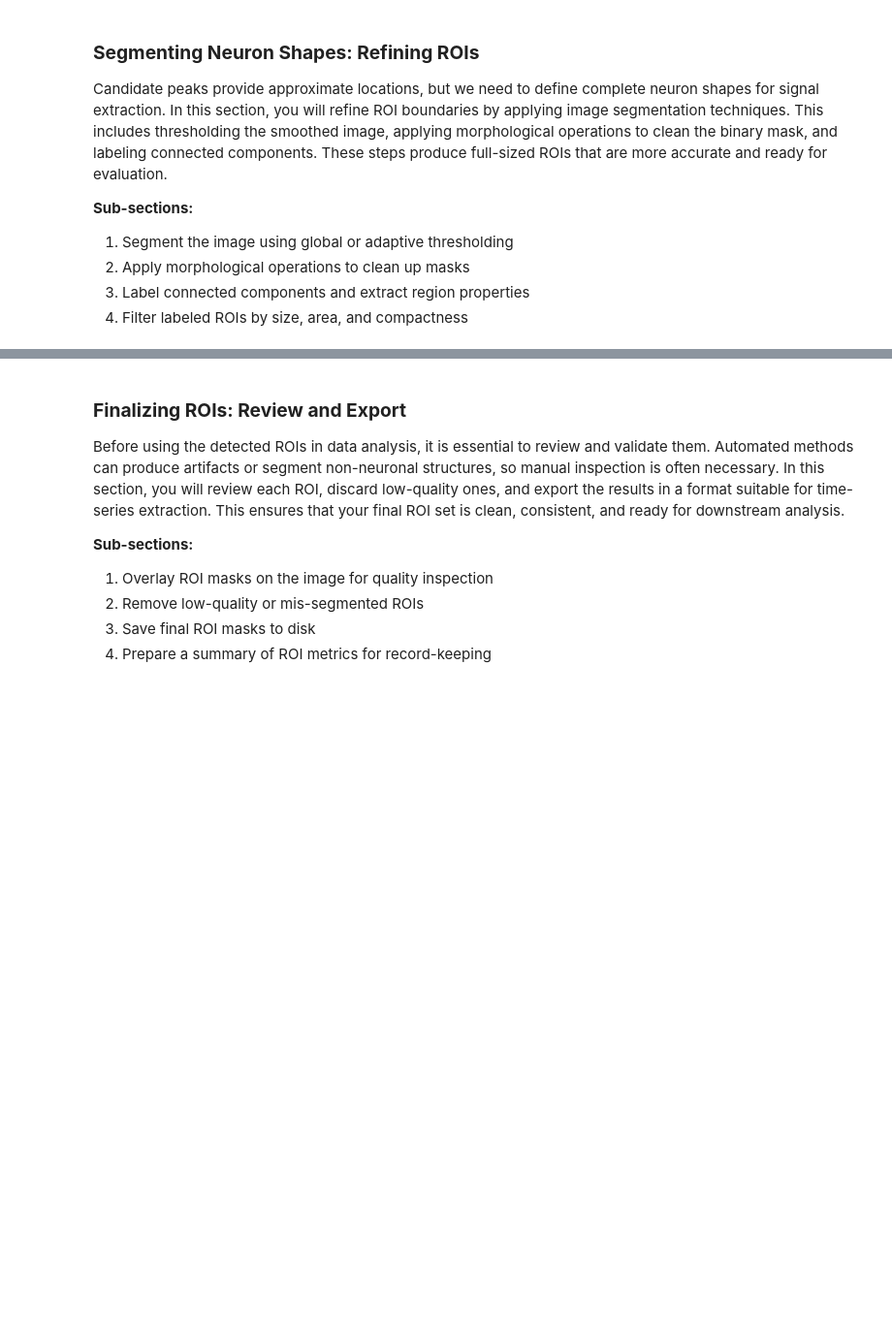
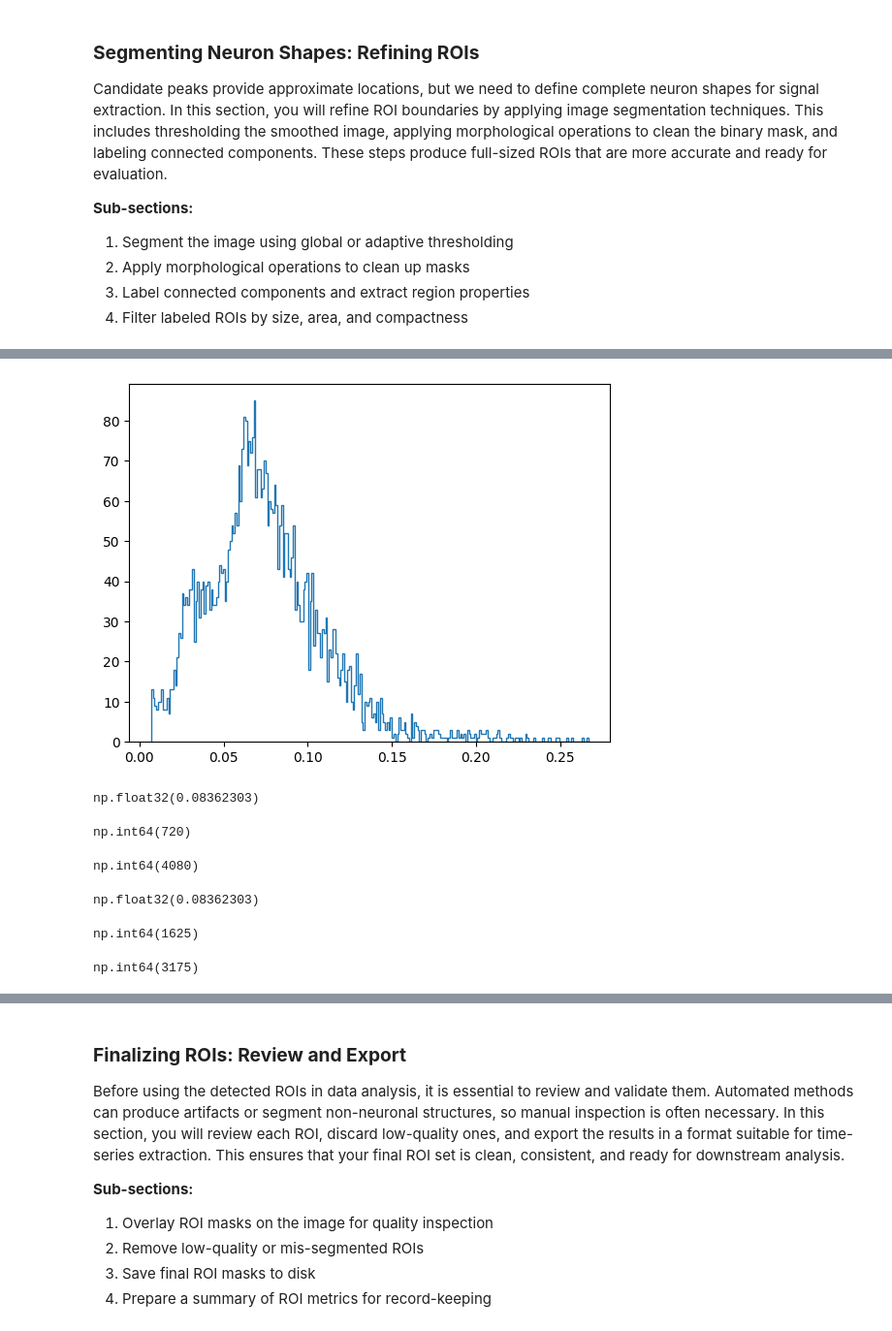
Before and after one commit to sangeethankumar/Courses, a Jupyter notebook: CalciumImaging/Draft1/07. Automated ROI Extraction.ipynb, the cells around one changed output, grey strips where cells are left out. Shown at 97% size. Cells and saved outputs as stored; diff of their text form; code cells hidden in the pictures; blank space fills up the shorter version.

```diff
--- a/CalciumImaging/Draft1/07. Automated ROI Extraction.ipynb
+++ b/CalciumImaging/Draft1/07. Automated ROI Extraction.ipynb
@@ -278,0 +286,34 @@ Candidate peaks provide approximate locations, but we need to define complete ne
+# %%
+image = proj_smooth.copy()
+values = image.ravel()
+plt.hist(values, bins=256, histtype='step');
+# %% [output]
+[figure, added]
+# %%
+image = proj_smooth.copy()
+thresh = threshold_otsu(image)
+thresh
+# %% [output]
+np.float32(0.08362303)
+# %%
+np.sum(image > thresh)
+# %% [output]
+np.int64(720)
+# %%
+np.sum(image < thresh)
+# %% [output]
+np.int64(4080)
+# %%
+image = proj_smooth.copy()
+thresh = np.percentile(image, 90)
+thresh
+# %% [output]
+np.float32(0.08362303)
+# %%
+np.sum(image > thresh)
+# %% [output]
+np.int64(1625)
+# %%
+np.sum(image < thresh)
+# %% [output]
+np.int64(3175)
```
Also changed, not shown: parts of 18 cells of this notebook.
